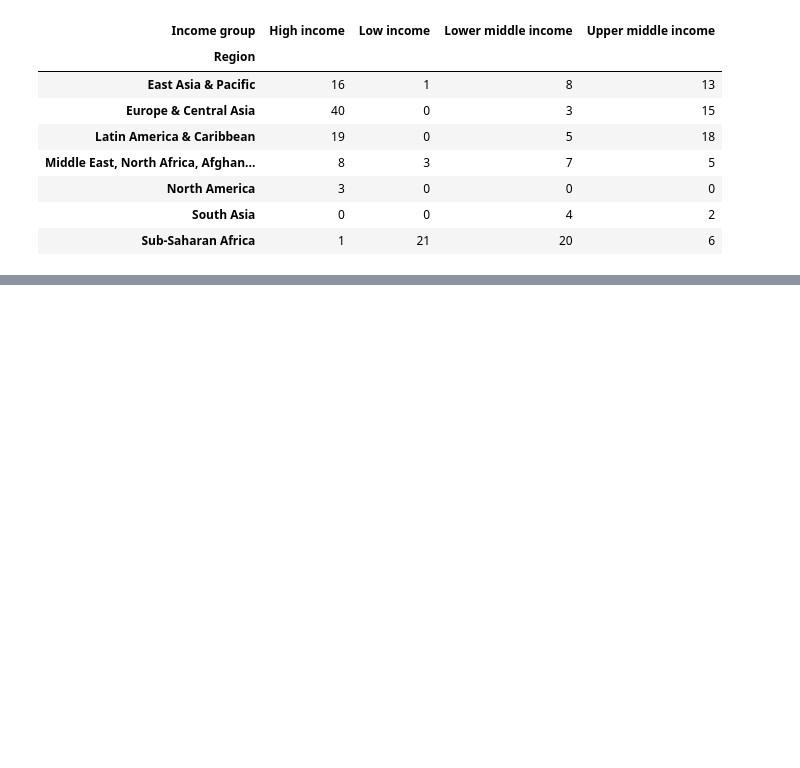
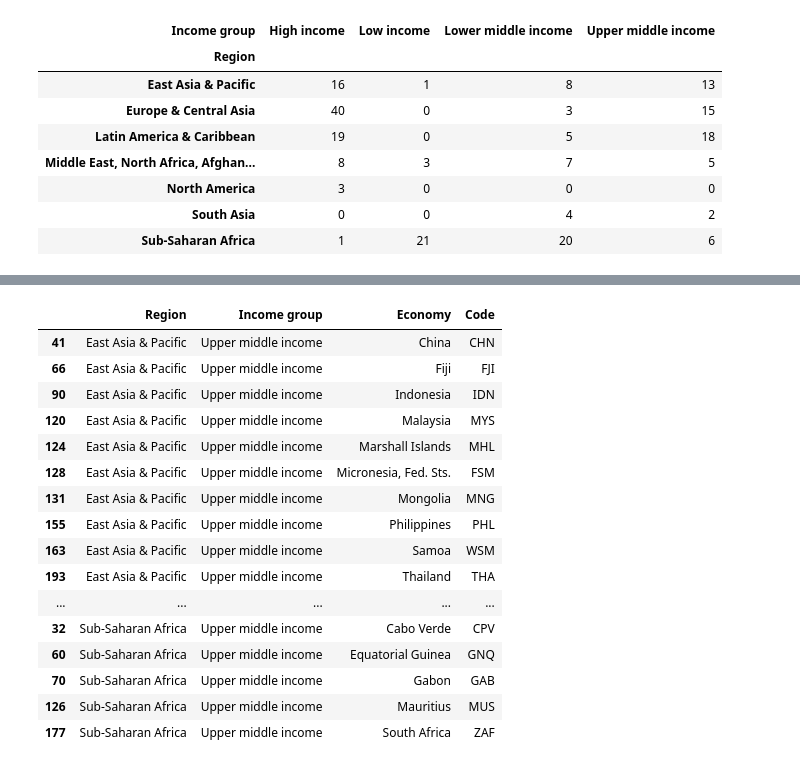
Before and after one commit to ajbunny/AI-Readiness-Governance-Capstone, a Jupyter notebook: notebooks/02_country_selection.ipynb, the cells around one changed output, grey strips where cells are left out. Cells and saved outputs as stored; diff of their text form; code cells hidden in the pictures; blank space fills up the shorter version.

```diff
--- a/notebooks/02_country_selection.ipynb
+++ b/notebooks/02_country_selection.ipynb
@@ -287,0 +413,24 @@ region_income
+# %%
+# Upper Middle income
+
+candidate_pool [ candidate_pool['Income group'] == 'Upper middle income'].sort_values(by=['Region','Economy'])[['Region','Income group', 'Economy','Code']]
+
+# Countries selected: Colombia, Jamaica, Armenia, Ukraine, Indonesia, Samoa, Iraq, Botswana
+# %% [output]
+|  | Region | Income group | Economy | Code |
+| 41 | East Asia & Pacific | Upper middle income | China | CHN |
+| 66 | East Asia & Pacific | Upper middle income | Fiji | FJI |
+| 90 | East Asia & Pacific | Upper middle income | Indonesia | IDN |
+| 120 | East Asia & Pacific | Upper middle income | Malaysia | MYS |
+| 124 | East Asia & Pacific | Upper middle income | Marshall Islands | MHL |
+| 128 | East Asia & Pacific | Upper middle income | Micronesia, Fed. Sts. | FSM |
+| 131 | East Asia & Pacific | Upper middle income | Mongolia | MNG |
+| 155 | East Asia & Pacific | Upper middle income | Philippines | PHL |
+| 163 | East Asia & Pacific | Upper middle income | Samoa | WSM |
+| 193 | East Asia & Pacific | Upper middle income | Thailand | THA |
+| ... | ... | ... | ... | ... |
+| 32 | Sub-Saharan Africa | Upper middle income | Cabo Verde | CPV |
+| 60 | Sub-Saharan Africa | Upper middle income | Equatorial Guinea | GNQ |
+| 70 | Sub-Saharan Africa | Upper middle income | Gabon | GAB |
+| 126 | Sub-Saharan Africa | Upper middle income | Mauritius | MUS |
+| 177 | Sub-Saharan Africa | Upper middle income | South Africa | ZAF |
```
Also changed, not shown: parts of 12 cells of this notebook, 1 other file.
